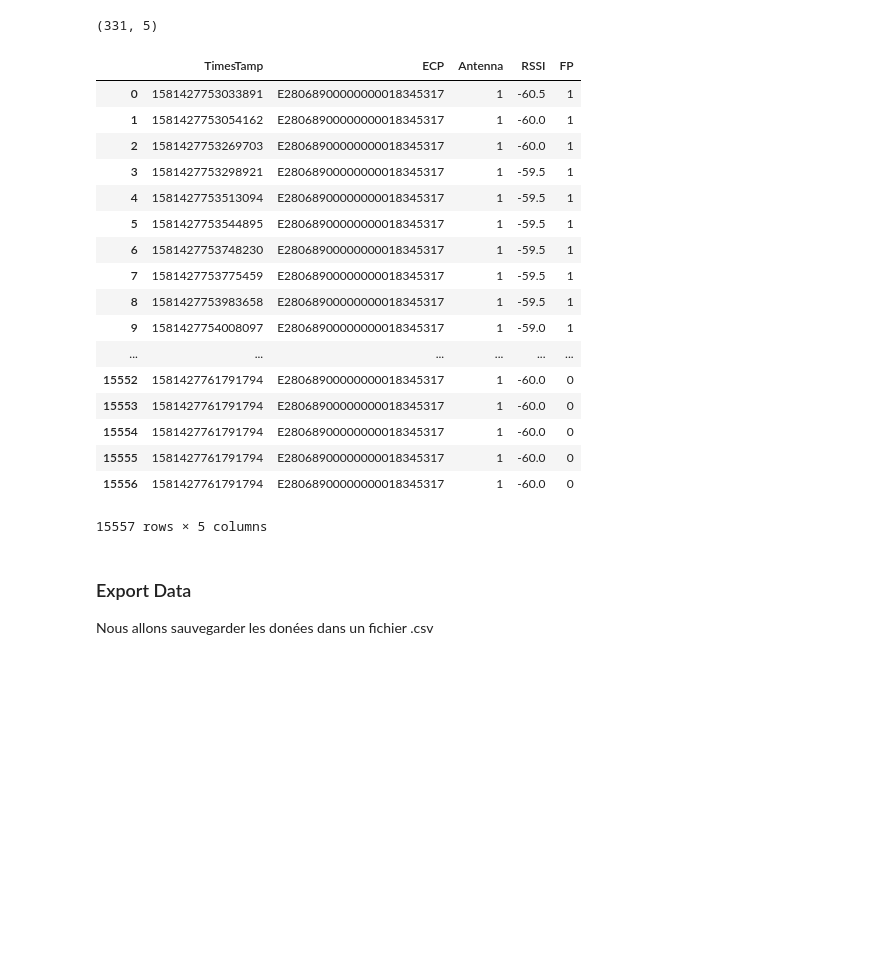
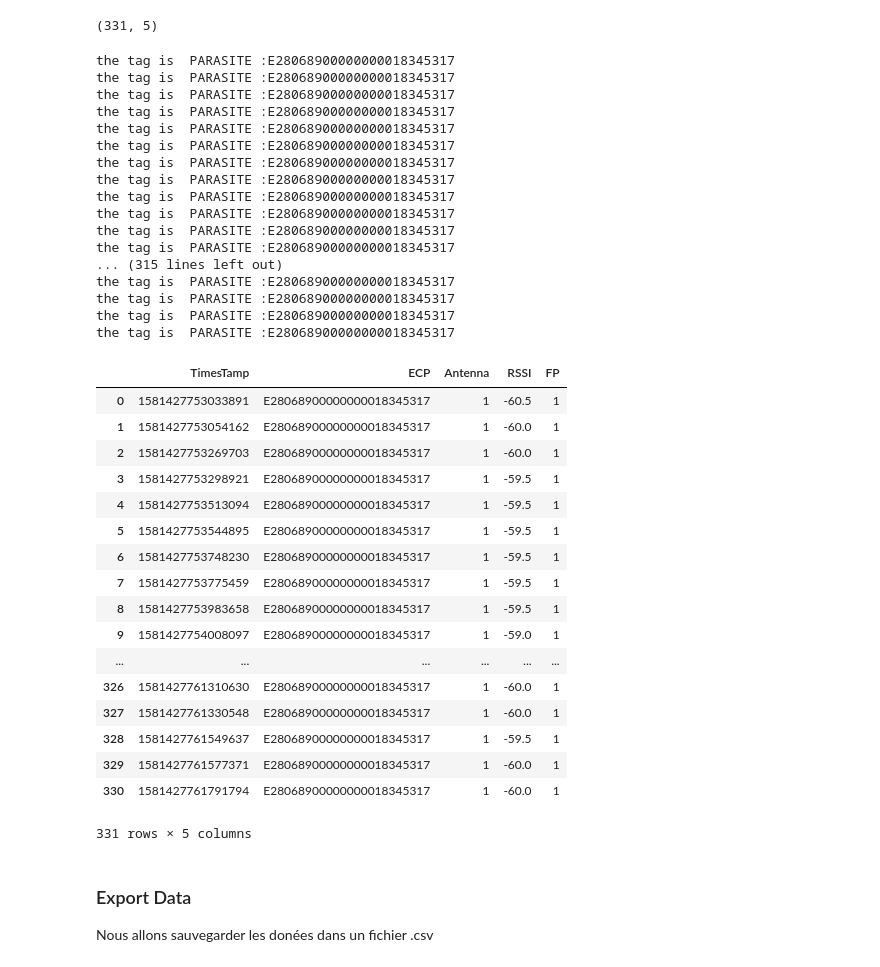
Before and after one commit to asmiou/ProjetPortiqueConnecte, a Jupyter notebook: 5-Classifier/DataTransform-cibleparasite.ipynb, the cells around one changed output. Saved outputs shown, nothing was run; the diff lists cells and outputs as text; code cells hidden in the pictures; blank space fills up the shorter version.

```diff
--- a/5-Classifier/DataTransform-cibleparasite.ipynb
+++ b/5-Classifier/DataTransform-cibleparasite.ipynb
@@ -105,44 +105,68 @@ data.shape
 47
 (331, 5)
 # %%
+
+
+def objectExist (objecttag,listofparasites):
+    for dp in listofparasites:
+        if(objecttag==dp):
+            return True
+    return False
 def setFalsePositive(fp_list, dataSet):
     lp=[]
     for dp in dataSet.values:
-        for fp in fp_list:
-            if(dp[1]==fp):
-                dp[4]=1
-                lp.append(dp)
-    lc=[]
-    for dc in dataSet.values:
-        for fc in fp_list:
-            if(dc[1]!=fc):
-                lc.append(dc)
+        #print("the tag is:" +dp[1])
+        if objectExist(dp[1],fp_list)==True:
+            dp[4]=1
+            print("the tag is  PARASITE :" +dp[1])
 
-    l=lp+lc
+            lp.append(dp)
+        else :
+            print("the tag is not parasite :" +dp[1])
+            lp.append(dp)
+    l=lp
+
     df=pd.DataFrame(l, columns=['TimesTamp', 'ECP', 'Antenna', 'RSSI','FP'])
     return df
 
 dfp= setFalsePositive(parasites,data)
 dfp
 # %% [output]
+the tag is  PARASITE :E28068900000000018345317
+the tag is  PARASITE :E28068900000000018345317
+the tag is  PARASITE :E28068900000000018345317
+the tag is  PARASITE :E28068900000000018345317
+the tag is  PARASITE :E28068900000000018345317
+the tag is  PARASITE :E28068900000000018345317
+the tag is  PARASITE :E28068900000000018345317
+the tag is  PARASITE :E28068900000000018345317
+the tag is  PARASITE :E28068900000000018345317
+the tag is  PARASITE :E28068900000000018345317
+the tag is  PARASITE :E28068900000000018345317
+the tag is  PARASITE :E28068900000000018345317
+... (315 lines left out)
+the tag is  PARASITE :E28068900000000018345317
+the tag is  PARASITE :E28068900000000018345317
+the tag is  PARASITE :E28068900000000018345317
+the tag is  PARASITE :E28068900000000018345317
 |  | TimesTamp | ECP | Antenna | RSSI | FP |
 | 0 | 1581427753033891 | E28068900000000018345317 | 1 | -60.5 | 1 |
 | 1 | 1581427753054162 | E28068900000000018345317 | 1 | -60.0 | 1 |
 | 2 | 1581427753269703 | E28068900000000018345317 | 1 | -60.0 | 1 |
 | 3 | 1581427753298921 | E28068900000000018345317 | 1 | -59.5 | 1 |
 | 4 | 1581427753513094 | E28068900000000018345317 | 1 | -59.5 | 1 |
 | 5 | 1581427753544895 | E28068900000000018345317 | 1 | -59.5 | 1 |
 | 6 | 1581427753748230 | E28068900000000018345317 | 1 | -59.5 | 1 |
 | 7 | 1581427753775459 | E28068900000000018345317 | 1 | -59.5 | 1 |
 | 8 | 1581427753983658 | E28068900000000018345317 | 1 | -59.5 | 1 |
 | 9 | 1581427754008097 | E28068900000000018345317 | 1 | -59.0 | 1 |
 | ... | ... | ... | ... | ... | ... |
-| 15552 | 1581427761791794 | E28068900000000018345317 | 1 | -60.0 | 0 |
-| 15553 | 1581427761791794 | E28068900000000018345317 | 1 | -60.0 | 0 |
-| 15554 | 1581427761791794 | E28068900000000018345317 | 1 | -60.0 | 0 |
-| 15555 | 1581427761791794 | E28068900000000018345317 | 1 | -60.0 | 0 |
-| 15556 | 1581427761791794 | E28068900000000018345317 | 1 | -60.0 | 0 |
+| 326 | 1581427761310630 | E28068900000000018345317 | 1 | -60.0 | 1 |
+| 327 | 1581427761330548 | E28068900000000018345317 | 1 | -60.0 | 1 |
+| 328 | 1581427761549637 | E28068900000000018345317 | 1 | -59.5 | 1 |
+| 329 | 1581427761577371 | E28068900000000018345317 | 1 | -60.0 | 1 |
+| 330 | 1581427761791794 | E28068900000000018345317 | 1 | -60.0 | 1 |
-15557 rows × 5 columns
+331 rows × 5 columns
 # %% [markdown]
 ### Export Data
 Nous allons sauvegarder les donées dans un fichier .csv
```
